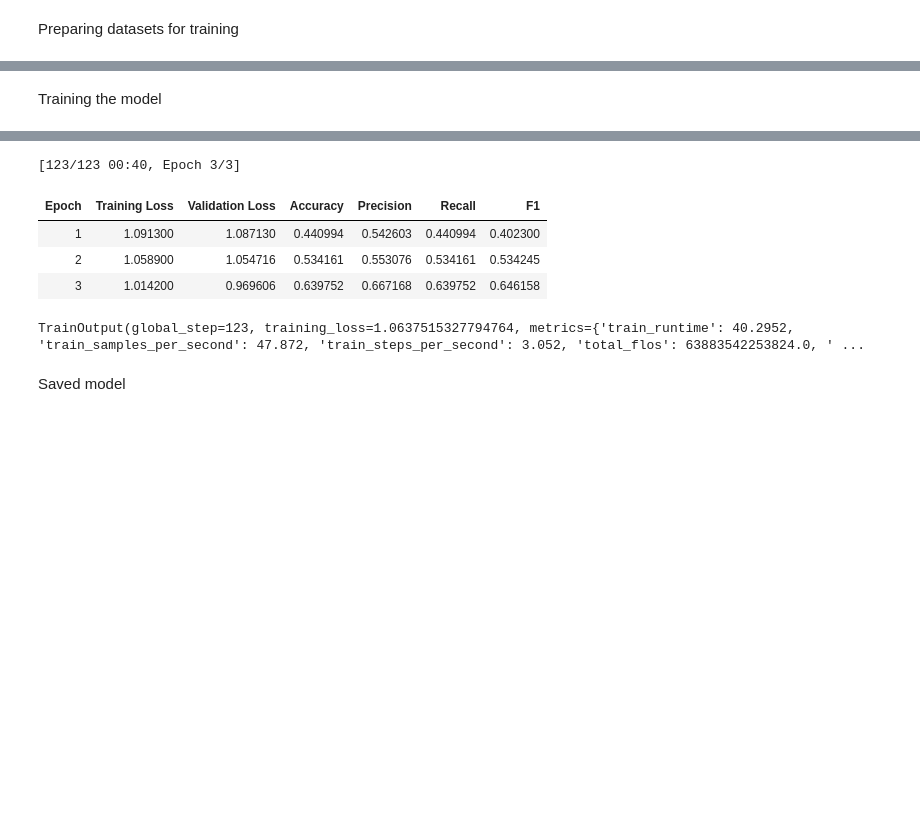
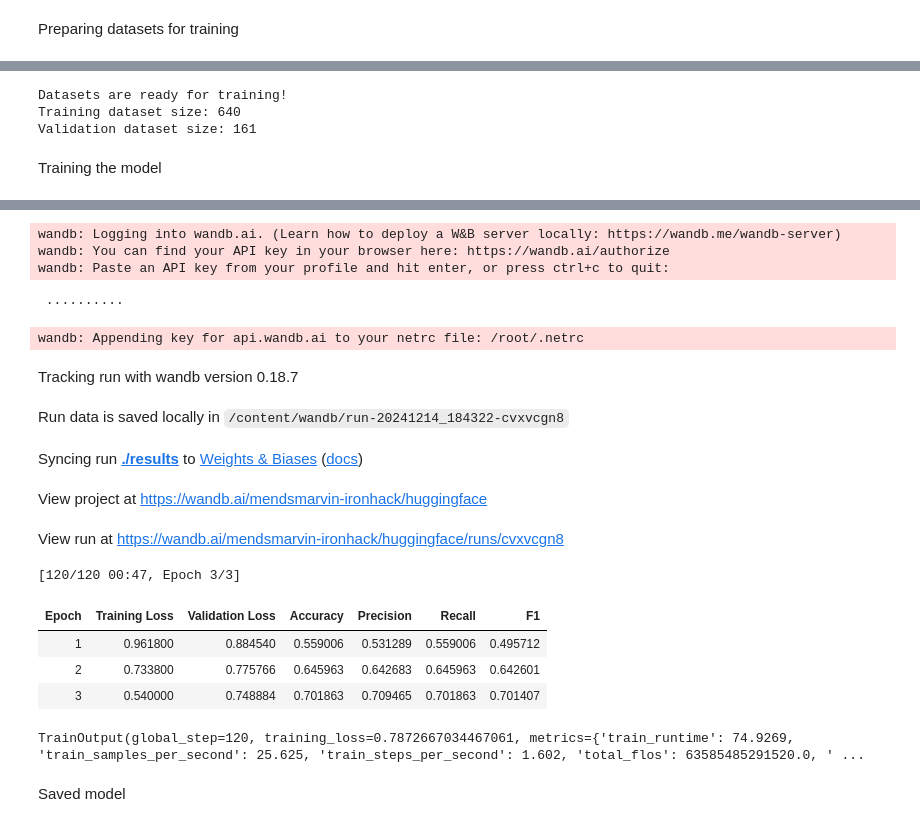
Before and after one commit to Marvin2798/roboreviews-project-, a Jupyter notebook: Untitled3.ipynb, the cells around one changed output, grey strips where cells are left out. Drawn from its saved outputs; the diff is of its cells as text; code cells hidden in the pictures; blank space fills up the shorter version.

```diff
--- a/Untitled3.ipynb
+++ b/Untitled3.ipynb
@@ -291,3 +329,41 @@ Validation dataset size: 161
+# %%
+import torch
+
+label_mapping = {
+    0: 2,
+    1: 1,
+    2: 0
+}
+
+train_labels = [label_mapping[label] for label in train_labels]
+val_labels = [label_mapping[label] for label in val_labels]
+
+train_labels = torch.tensor(train_labels, dtype=torch.long)
+val_labels = torch.tensor(val_labels, dtype=torch.long)
+
+class SentimentDataset(torch.utils.data.Dataset):
+    def __init__(self, encodings, labels):
+        self.encodings = encodings
+        self.labels = labels
+
+    def __len__(self):
+        return len(self.labels)
+
+    def __getitem__(self, idx):
+        item = {key: torch.tensor(val[idx]) for key, val in self.encodings.items()}
+        item['labels'] = self.labels[idx]
+        return item
+
+train_dataset = SentimentDataset(train_encodings, train_labels)
+val_dataset = SentimentDataset(val_encodings, val_labels)
+
+print("Datasets are ready for training!")
+print(f"Training dataset size: {len(train_dataset)}")
+print(f"Validation dataset size: {len(val_dataset)}")
+# %% [output]
+Datasets are ready for training!
+Training dataset size: 640
+Validation dataset size: 161
 # %% [markdown]
 Training the model
 # %%
@@ -309,15 +385,11 @@ training_args = TrainingArguments(
     output_dir='./results',
     num_train_epochs=3,
     per_device_train_batch_size=16,
-    per_device_eval_batch_size=16,
-    warmup_steps=500,
-    weight_decay=0.01,
+    evaluation_strategy="epoch",
+    save_strategy="epoch",
+    load_best_model_at_end=True,
     logging_dir='./logs',
     logging_steps=10,
-    evaluation_strategy="epoch",
-    save_strategy="epoch",
-    save_total_limit=2,
-    load_best_model_at_end=True,
     metric_for_best_model="accuracy"
 )
 
@@ -336,9 +411,19 @@ You should probably TRAIN this model on a down-stream task to be able to use it
-[123/123 00:40, Epoch 3/3]
+wandb: Logging into wandb.ai. (Learn how to deploy a W&B server locally: https://wandb.me/wandb-server)
+wandb: You can find your API key in your browser here: https://wandb.ai/authorize
+wandb: Paste an API key from your profile and hit enter, or press ctrl+c to quit:
+ ··········
+wandb: Appending key for api.wandb.ai to your netrc file: /root/.netrc
+Tracking run with wandb version 0.18.7
+Run data is saved locally in /content/wandb/run-20241214_184322-cvxvcgn8
+Syncing run ./results to Weights & Biases (docs)
+View project at https://wandb.ai/mendsmarvin-ironhack/huggingface
+View run at https://wandb.ai/mendsmarvin-ironhack/huggingface/runs/cvxvcgn8
+[120/120 00:47, Epoch 3/3]
 | Epoch | Training Loss | Validation Loss | Accuracy | Precision | Recall | F1 |
-| 1 | 1.091300 | 1.087130 | 0.440994 | 0.542603 | 0.440994 | 0.402300 |
-| 2 | 1.058900 | 1.054716 | 0.534161 | 0.553076 | 0.534161 | 0.534245 |
-| 3 | 1.014200 | 0.969606 | 0.639752 | 0.667168 | 0.639752 | 0.646158 |
+| 1 | 0.961800 | 0.884540 | 0.559006 | 0.531289 | 0.559006 | 0.495712 |
+| 2 | 0.733800 | 0.775766 | 0.645963 | 0.642683 | 0.645963 | 0.642601 |
+| 3 | 0.540000 | 0.748884 | 0.701863 | 0.709465 | 0.701863 | 0.701407 |
-TrainOutput(global_step=123, training_loss=1.0637515327794764, metrics={'train_runtime': 40.2952, 'train_samples_per_second': 47.872, 'train_steps_per_second': 3.052, 'total_flos': 63883542253824.0, ' ...
+TrainOutput(global_step=120, training_loss=0.7872667034467061, metrics={'train_runtime': 74.9269, 'train_samples_per_second': 25.625, 'train_steps_per_second': 1.602, 'total_flos': 63585485291520.0, ' ...
 # %% [markdown]
 Saved model
 # %%
```
Also changed, not shown: parts of 21 cells of this notebook.
